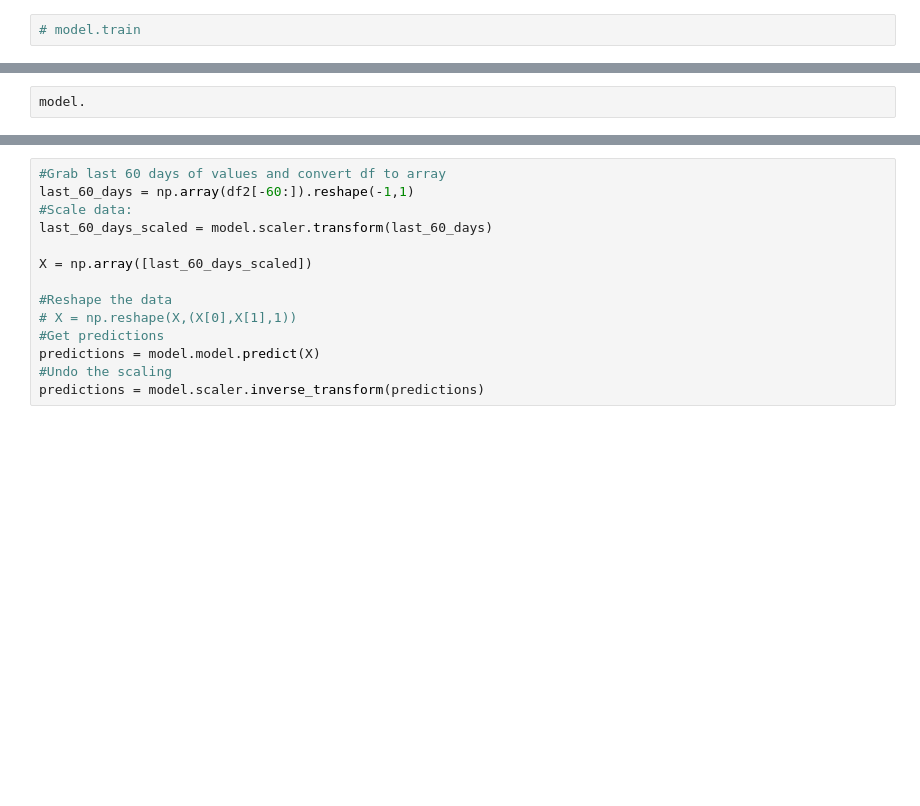
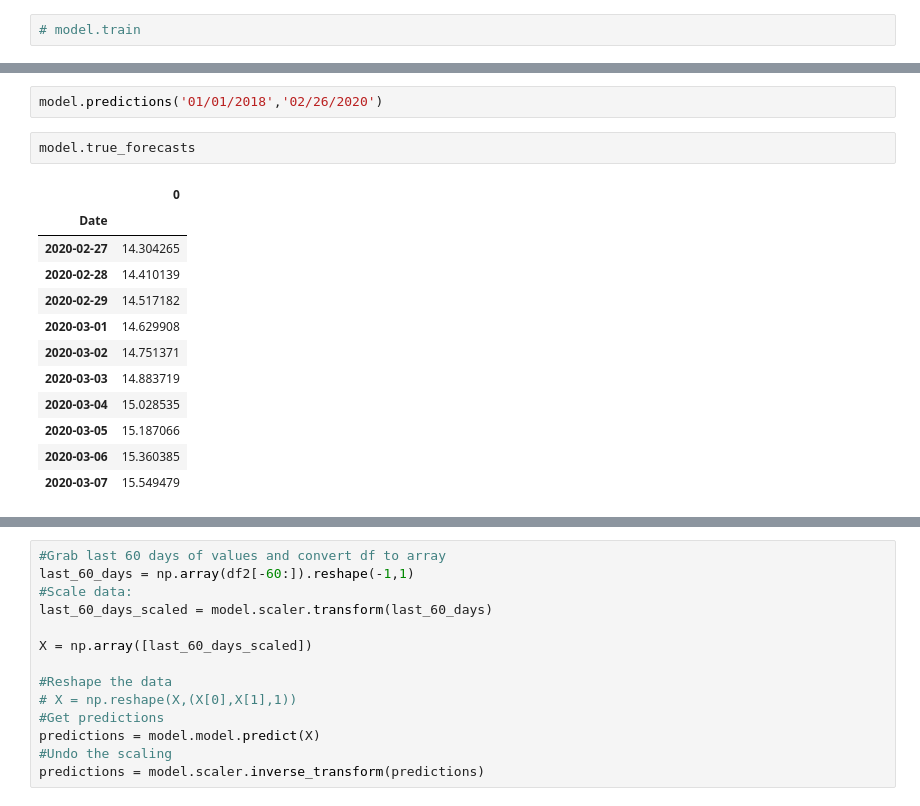
Before and after one commit to geoskimoto/SNOTEL-regression-null-estimating-tool, a Jupyter notebook: Regression&RNN_AWDB.ipynb, the cells around one changed output, grey strips where cells are left out. Saved outputs shown, nothing was run; the diff lists cells and outputs as text; blank space fills up the shorter version.

```diff
--- a/Regression&RNN_AWDB.ipynb
+++ b/Regression&RNN_AWDB.ipynb
@@ -484,6 +482,21 @@ Try using .loc[row_indexer,col_indexer] = value instead
 
 See the caveats in the documentation: https://pandas.pydata.org/pandas-docs/stable/user_guide/indexing.html#returning-a-view-versus-a-copy
 [figure]
+# %%
+model.predictions('01/01/2018','02/26/2020')
 # %%
-model.
+model.true_forecasts
+# %% [output]
+|  | 0 |
+| Date |  |
+| 2020-02-27 | 14.304265 |
+| 2020-02-28 | 14.410139 |
+| 2020-02-29 | 14.517182 |
+| 2020-03-01 | 14.629908 |
+| 2020-03-02 | 14.751371 |
+| 2020-03-03 | 14.883719 |
+| 2020-03-04 | 15.028535 |
+| 2020-03-05 | 15.187066 |
+| 2020-03-06 | 15.360385 |
+| 2020-03-07 | 15.549479 |
 # %%
```
Also changed, not shown: parts of 5 cells of this notebook.
